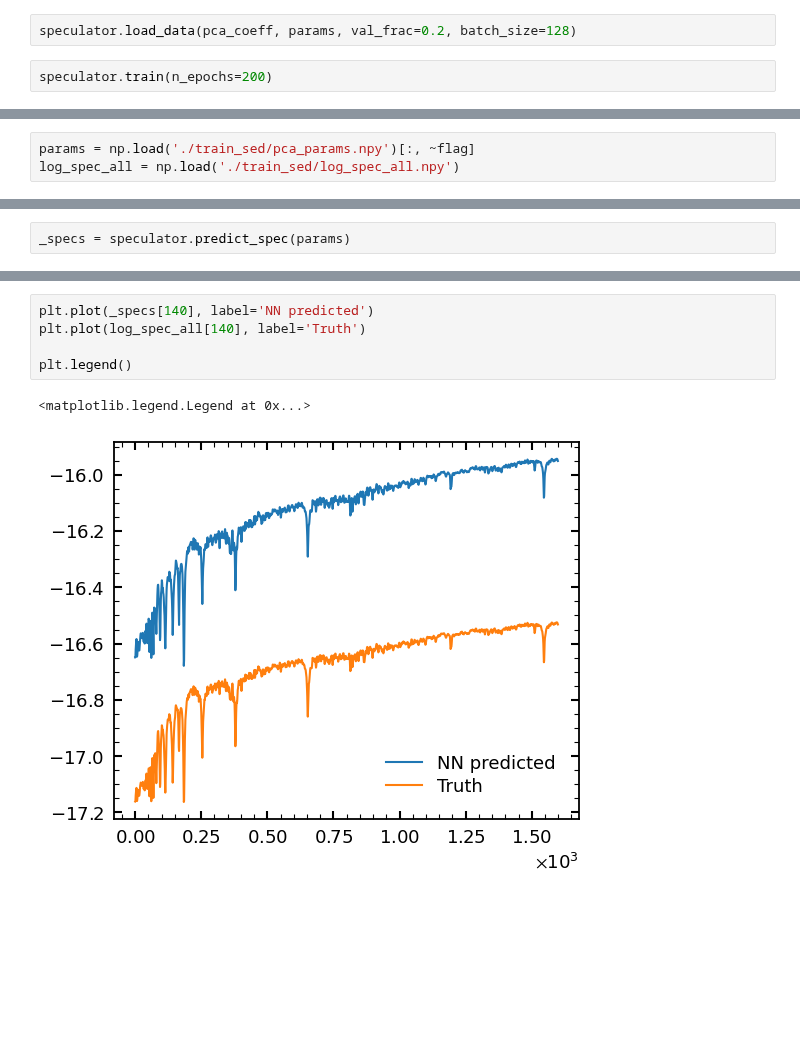
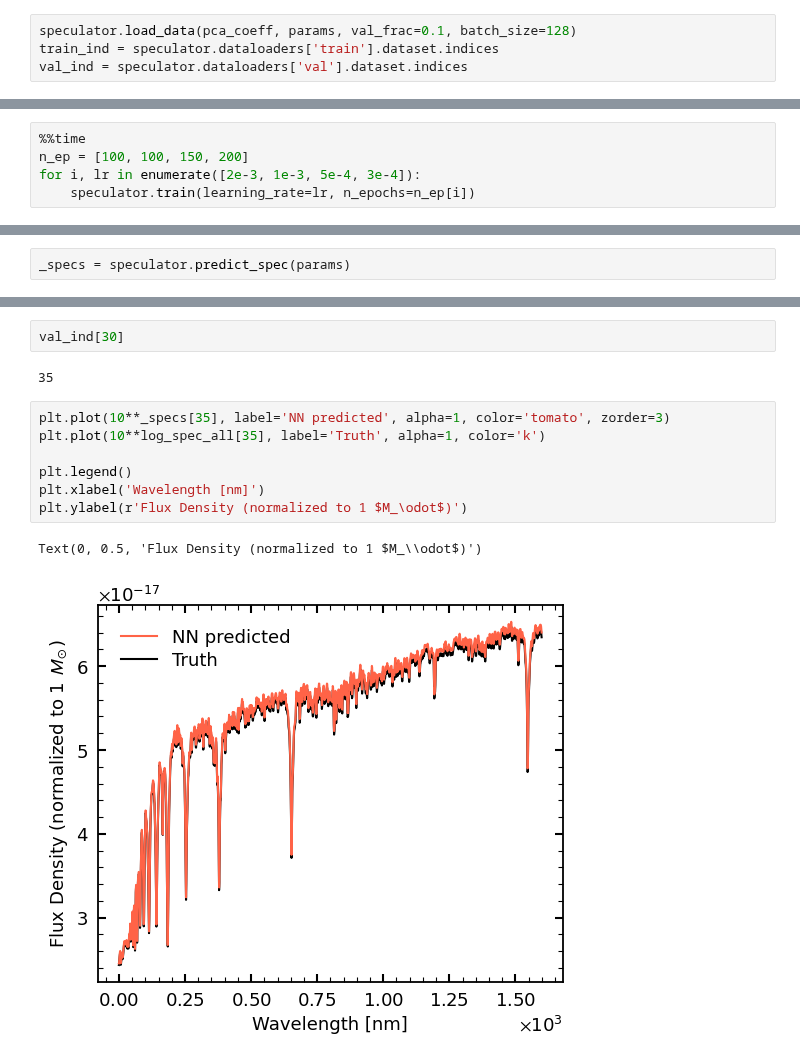
Before and after one commit to AstroJacobLi/popsed, a Jupyter notebook: notebooks/forward_model/NN_emulator.ipynb, the cells around one changed output, grey strips where cells are left out. Saved outputs shown, nothing was run; the diff lists cells and outputs as text; blank space fills up the shorter version.

```diff
--- a/notebooks/forward_model/NN_emulator.ipynb
+++ b/notebooks/forward_model/NN_emulator.ipynb
@@ -224,4 +33,4 @@ params = np.load('./train_sed/pca_params.npy')[:, ~flag]
 # %%
-speculator.load_data(pca_coeff, params, val_frac=0.2, batch_size=128)
+speculator.load_data(pca_coeff, params, val_frac=0.1, batch_size=128)
+train_ind = speculator.dataloaders['train'].dataset.indices
+val_ind = speculator.dataloaders['val'].dataset.indices
-# %%
-speculator.train(n_epochs=200)
@@ -245,0 +49,5 @@ Epoch: 190 - val Loss: 0.0214
+# %%
+%%time
+n_ep = [100, 100, 150, 200]
+for i, lr in enumerate([2e-3, 1e-3, 5e-4, 3e-4]):
+    speculator.train(learning_rate=lr, n_epochs=n_ep[i])
@@ -260,3 +75,0 @@ array([[ 1.        , -2.        ],
-# %%
-params = np.load('./train_sed/pca_params.npy')[:, ~flag]
-log_spec_all = np.load('./train_sed/log_spec_all.npy')
@@ -300,8 +111,14 @@ array([3.99986334e+01, 3.29345369e-01, 2.32492731e-02, 1.58397839e-02,
+# %%
+val_ind[30]
+# %% [output]
+35
 # %%
-plt.plot(_specs[140], label='NN predicted')
-plt.plot(log_spec_all[140], label='Truth')
+plt.plot(10**_specs[35], label='NN predicted', alpha=1, color='tomato', zorder=3)
+plt.plot(10**log_spec_all[35], label='Truth', alpha=1, color='k')
 
 plt.legend()
+plt.xlabel('Wavelength [nm]')
+plt.ylabel(r'Flux Density (normalized to 1 $M_\odot$)')
 # %% [output]
-<matplotlib.legend.Legend at 0x...>
+Text(0, 0.5, 'Flux Density (normalized to 1 $M_\\odot$)')
-[figure, old version]
+[figure, new version]
```
Also changed, not shown: parts of 48 cells of this notebook, 3 other files.
